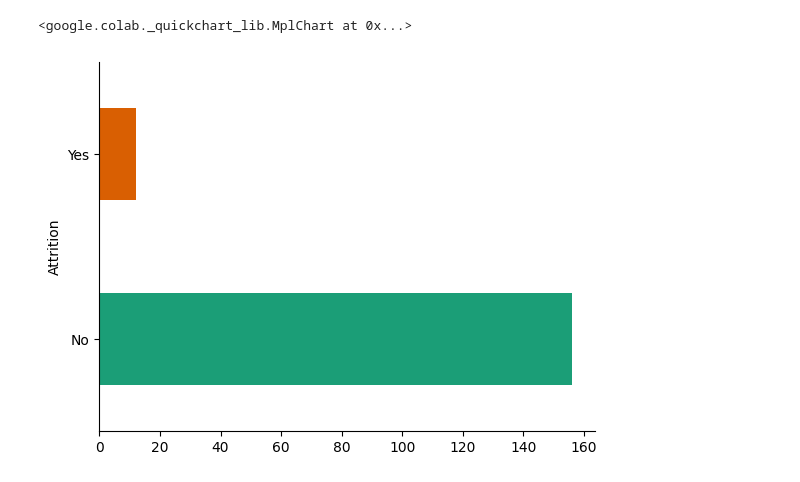
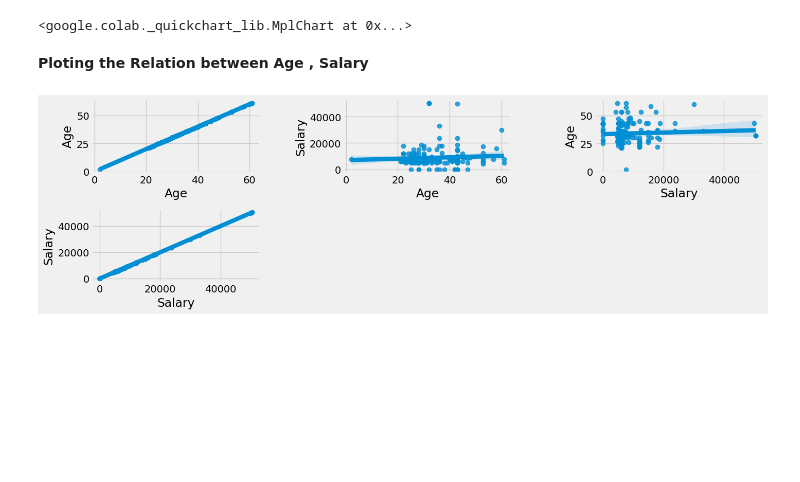
Before and after one commit to fazalpge/AI-based-Smart-ERP-Next, a Jupyter notebook: Employee_Attrition.ipynb, the cells around one changed output. Drawn from its saved outputs; the diff is of its cells as text; code cells hidden in the pictures; blank space fills up the shorter version.

```diff
--- a/Employee_Attrition.ipynb
+++ b/Employee_Attrition.ipynb
@@ -64,10 +198,20 @@ chart = value_plot(df_ds, *['Salary'], **{})
 chart
 # %% [output]
 <google.colab._quickchart_lib.MplChart at 0x...>
-# %%
-from matplotlib import pyplot as plt
-import seaborn as sns
-df.groupby('Attrition').size().plot(kind='barh', color=sns.palettes.mpl_palette('Dark2'))
-plt.gca().spines[['top', 'right',]].set_visible(False)
-# %% [output]
-[figure, removed]
+# %%
+plt.style.use('fivethirtyeight')
+# %% [markdown]
+**Ploting the Relation between Age , Salary**
+# %%
+plt.figure(1 , figsize = (15 , 7))
+n = 0
+for x in ['Age' , 'Salary']:
+    for y in ['Age' , 'Salary' ]:
+        n += 1
+        plt.subplot(3 , 3 , n)
+        plt.subplots_adjust(hspace = 0.5 , wspace = 0.5)
+        sns.regplot(x = x , y = y , data = df)
+        plt.ylabel(y.split()[0]+' '+y.split()[1] if len(y.split()) > 1 else y )
+plt.show()
+# %% [output]
+[figure, added]
```
Also changed, not shown: parts of 28 cells of this notebook.
